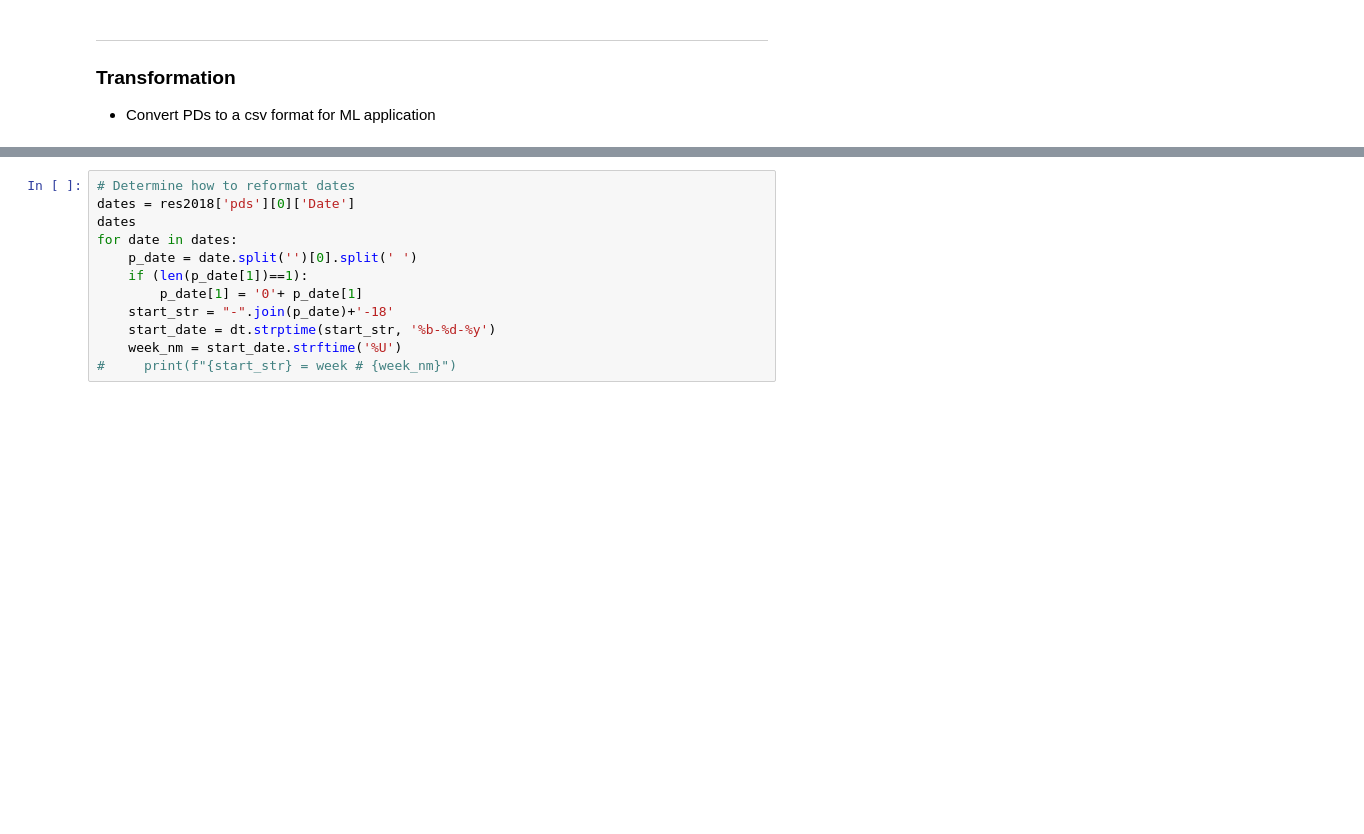
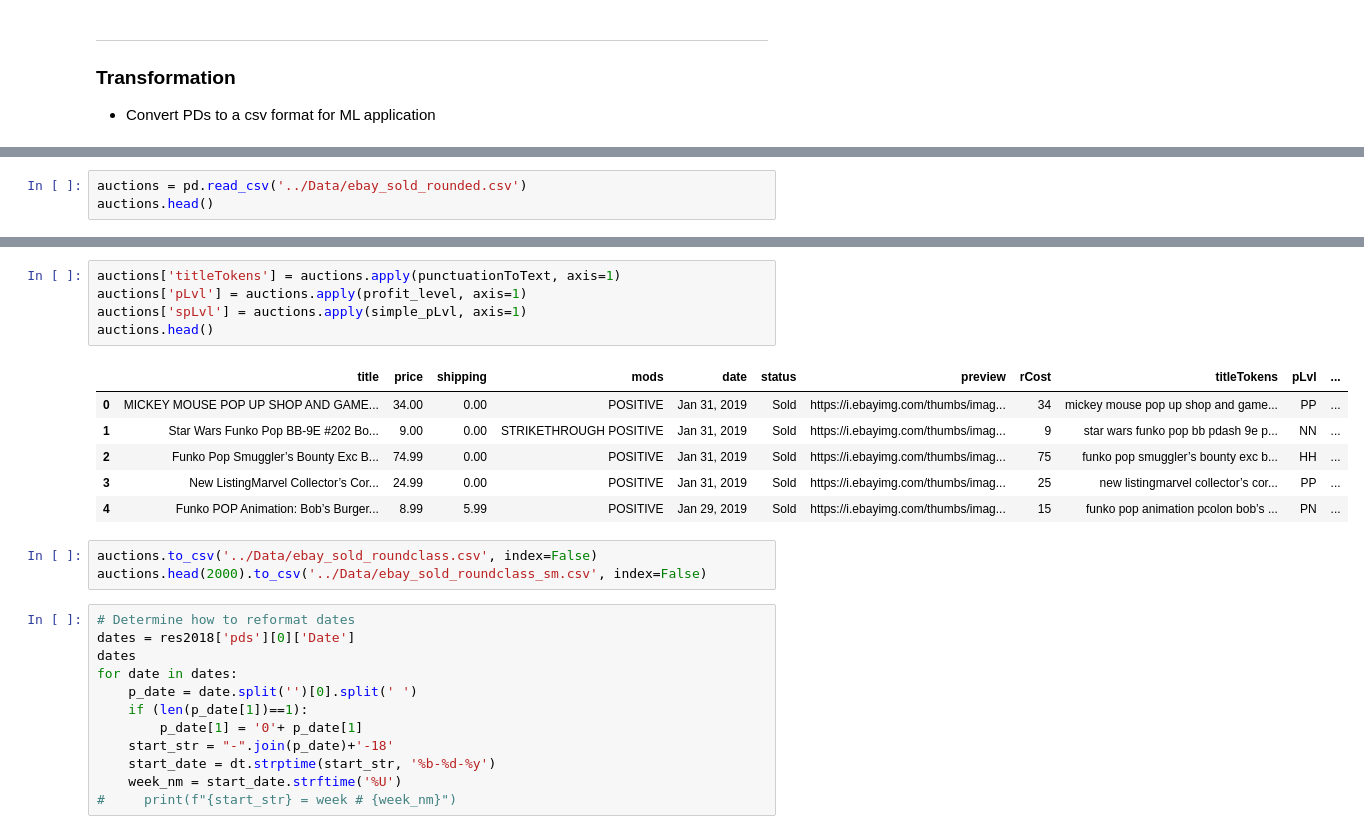
Before and after one commit to kychien/Funko_POP_analysis, a Jupyter notebook: ETL/E-Bay_Scraper.ipynb, the cells around one changed output, grey strips where cells are left out. Drawn from its saved outputs; the diff is of its cells as text; blank space fills up the shorter version.

```diff
--- a/ETL/E-Bay_Scraper.ipynb
+++ b/ETL/E-Bay_Scraper.ipynb
@@ -212,0 +390,3 @@ browser.find_by_tag('a')[391].click()
+# %%
+auctions = pd.read_csv('../Data/ebay_sold_rounded.csv')
+auctions.head()
@@ -213,3 +461,18 @@ browser.find_by_tag('a')[391].click()
+# %%
+auctions['titleTokens'] = auctions.apply(punctuationToText, axis=1)
+auctions['pLvl'] = auctions.apply(profit_level, axis=1)
+auctions['spLvl'] = auctions.apply(simple_pLvl, axis=1)
+auctions.head()
+# %% [output]
+|  | title | price | shipping | mods | date | status | preview | rCost | titleTokens | pLvl | ... |
+| 0 | MICKEY MOUSE POP UP SHOP AND GAME... | 34.00 | 0.00 | POSITIVE | Jan 31, 2019 | Sold | https://i.ebayimg.com/thumbs/imag... | 34 | mickey mouse pop up shop and game... | PP | ... |
+| 1 | Star Wars Funko Pop BB-9E #202 Bo... | 9.00 | 0.00 | STRIKETHROUGH POSITIVE | Jan 31, 2019 | Sold | https://i.ebayimg.com/thumbs/imag... | 9 | star wars funko pop bb pdash 9e p... | NN | ... |
+| 2 | Funko Pop Smuggler’s Bounty Exc B... | 74.99 | 0.00 | POSITIVE | Jan 31, 2019 | Sold | https://i.ebayimg.com/thumbs/imag... | 75 | funko pop smuggler’s bounty exc b... | HH | ... |
+| 3 | New ListingMarvel Collector’s Cor... | 24.99 | 0.00 | POSITIVE | Jan 31, 2019 | Sold | https://i.ebayimg.com/thumbs/imag... | 25 | new listingmarvel collector’s cor... | PP | ... |
+| 4 | Funko POP Animation: Bob’s Burger... | 8.99 | 5.99 | POSITIVE | Jan 29, 2019 | Sold | https://i.ebayimg.com/thumbs/imag... | 15 | funko pop animation pcolon bob’s ... | PN | ... |
+# %%
+auctions.to_csv('../Data/ebay_sold_roundclass.csv', index=False)
+auctions.head(2000).to_csv('../Data/ebay_sold_roundclass_sm.csv', index=False)
 # %%
 # Determine how to reformat dates
 dates = res2018['pds'][0]['Date']
```
Also changed, not shown: parts of 38 cells of this notebook.
